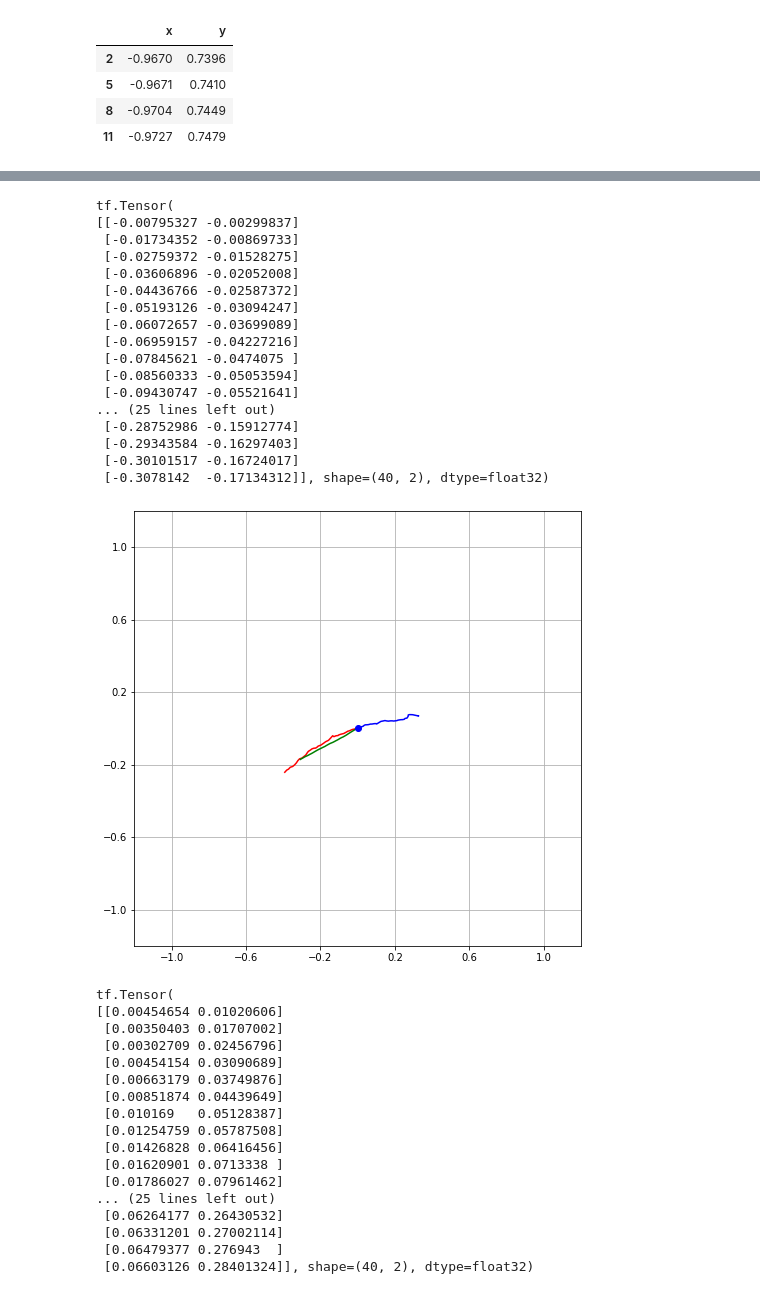
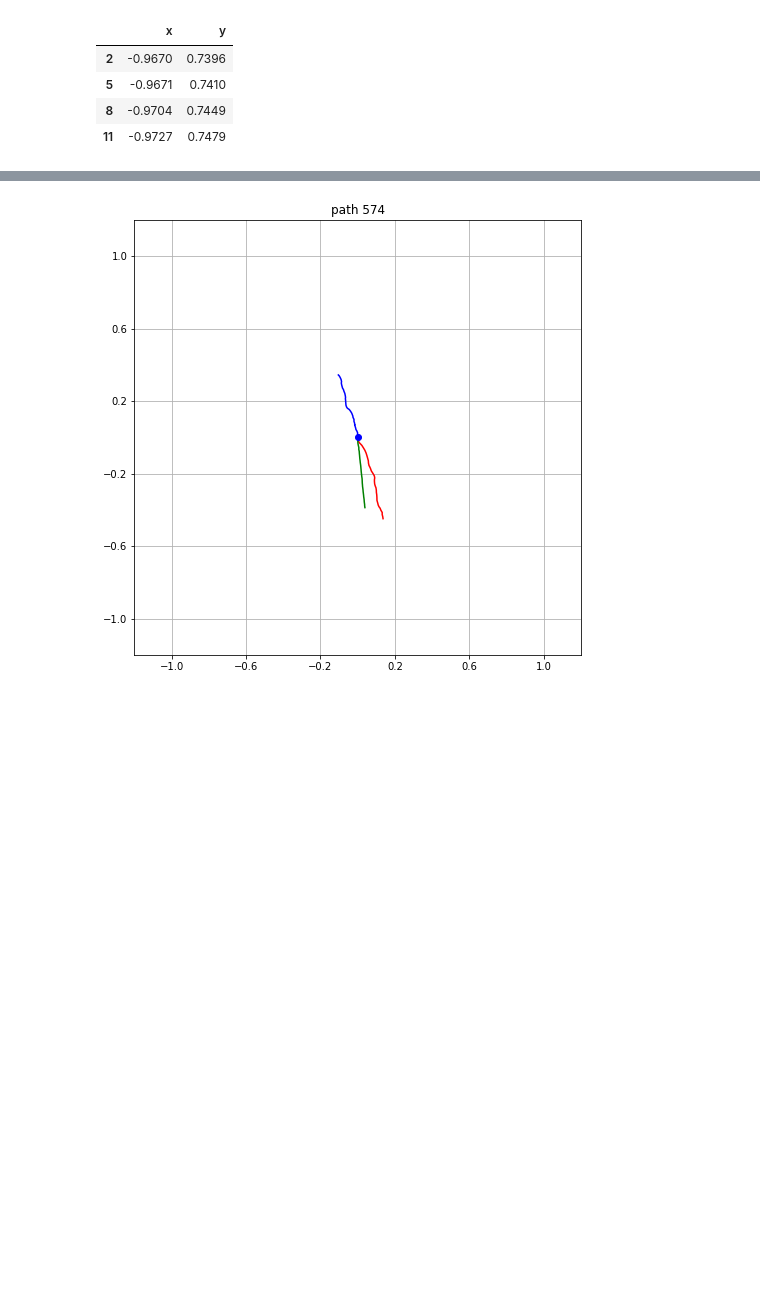
Before and after one commit to lintglitch/trajectory-prediction, a Jupyter notebook: format_training.ipynb, the cells around one changed output, grey strips where cells are left out. Saved outputs shown, nothing was run; the diff lists cells and outputs as text; code cells hidden in the pictures; blank space fills up the shorter version.

Commit message:
Test data check and fix

```diff
--- a/format_training.ipynb
+++ b/format_training.ipynb
@@ -446,18 +446,20 @@ def divide_and_format(persons, train_ratio=0.7, eval_ratio=0.2):
     assert(test_data is None or test_num == len(test_data))
 
     train_data = _format_x_y(train_data)
-    print(train_data[0].shape, train_data[0].dtype, train_data[1].shape, train_data[1].dtype, train_data[2].shape, train_data[2].dtype)
+    print("train", train_data[0].shape, train_data[0].dtype, train_data[1].shape, train_data[1].dtype, train_data[2].shape, train_data[2].dtype)
     eval_data = _format_x_y(eval_data)
-    print(eval_data[0].shape, eval_data[0].dtype, eval_data[1].shape, eval_data[1].dtype, eval_data[2].shape, eval_data[2].dtype)
-    test_data = None
+    print("eval", eval_data[0].shape, eval_data[0].dtype, eval_data[1].shape, eval_data[1].dtype, eval_data[2].shape, eval_data[2].dtype)
+
+    # load test data if available
     if test_data is not None:
         test_data = _format_x_y(test_data)
+        print("test", test_data[0].shape, test_data[0].dtype, test_data[1].shape, test_data[1].dtype, test_data[2].shape, test_data[2].dtype)
 
     return train_data, eval_data, test_data
 
 
 persons = generate_sequences(df)
-train_data, eval_data, test_data = divide_and_format(persons, train_ratio=0.8, eval_ratio=0.2)
+train_data, eval_data, test_data = divide_and_format(persons, train_ratio=0.7, eval_ratio=0.2)
 # %% [output]
 15 unique ids: [9315400 9330400 9330600 9331400 9331600 9332600 9333700 9333701 9334200
  9335400 9335700 9335900 9342700 9344100 9344700]
@@ -501,7 +503,7 @@ def compile_and_fit(model, train_data, eval_data, patience=2):
 CONV_WIDTH = 3
 OUT_STEPS = 40
 num_features = 2
-multi_conv_model = tf.keras.Sequential([
+model = tf.keras.Sequential([
     # Shape [batch, time, features] => [batch, CONV_WIDTH, features]
     tf.keras.layers.Lambda(lambda x: x[:, -CONV_WIDTH:, :]),
     # Shape => [batch, 1, conv_units]
@@ -513,6 +515,17 @@ multi_conv_model = tf.keras.Sequential([
     tf.keras.layers.Reshape([OUT_STEPS, num_features])
 ])
 
-history = compile_and_fit(multi_conv_model, train_data, eval_data)
+# model = tf.keras.Sequential([
+#     # Shape [batch, time, features] => [batch, lstm_units]
+#     # Adding more `lstm_units` just overfits more quickly.
+#     tf.keras.layers.LSTM(32, return_sequences=False),
+#     # Shape => [batch, out_steps*features]
+#     tf.keras.layers.Dense(OUT_STEPS*num_features,
+#                             kernel_initializer=tf.initializers.zeros()),
+#     # Shape => [batch, out_steps, features]
+#     tf.keras.layers.Reshape([OUT_STEPS, num_features])
+# ])
+
+history = compile_and_fit(model, train_data, eval_data)
 # %% [output]
 Epoch 1/20
@@ -567,67 +577,34 @@ def draw_path(x, ground_truth, prediction_model=None, n=1, rnd=False):
 
         fig, ax = plt.subplots()
         fig.set_size_inches(8.0, 8.0)
         ax.set_xticks([-1.0, -0.6, -0.2, 0.2, 0.6, 1.0])
         ax.set_yticks([-1.0, -0.6, -0.2, 0.2, 0.6, 1.0])
         ax.xaxis.grid(True)
         ax.yaxis.grid(True)
 
         # draw past path
         ax.plot(x_batch_xvals, x_batch_yvals, 'b')
         # draw future path
         ax.plot(gt_batch_xvals, gt_batch_yvals, 'r')
 
         # if we have the prediction model then generate a prediction and draw it
         if prediction_model:
             prediction_input = x_batch.reshape(1, x_batch.shape[0], x_batch.shape[1])
             prediction = prediction_model(prediction_input)[0]
             px = prediction[:,0]
             py = prediction[:,1]
             ax.plot(px, py, 'g')
-            print(prediction)
+            # print(prediction)
 
         # draw current position point
         ax.plot(current_x, current_y, 'bo')
 
+        plt.title("path {}".format(batch_index))
         plt.xlim([-1.2, 1.2])
         plt.ylim([-1.2, 1.2])
         plt.show()
 
 # prediction = multi_conv_model(eval)
-draw_path(eval_data[0], eval_data[2], n=3, prediction_model=multi_conv_model)
+draw_path(eval_data[0], eval_data[2], n=3, prediction_model=model, rnd=True)
 # %% [output]
-tf.Tensor(
-[[-0.00795327 -0.00299837]
- [-0.01734352 -0.00869733]
- [-0.02759372 -0.01528275]
- [-0.03606896 -0.02052008]
- [-0.04436766 -0.02587372]
- [-0.05193126 -0.03094247]
- [-0.06072657 -0.03699089]
- [-0.06959157 -0.04227216]
- [-0.07845621 -0.0474075 ]
- [-0.08560333 -0.05053594]
- [-0.09430747 -0.05521641]
-... (25 lines left out)
- [-0.28752986 -0.15912774]
- [-0.29343584 -0.16297403]
- [-0.30101517 -0.16724017]
- [-0.3078142  -0.17134312]], shape=(40, 2), dtype=float32)
-[figure, old version]
+[figure, new version]
-tf.Tensor(
-[[0.00454654 0.01020606]
- [0.00350403 0.01707002]
- [0.00302709 0.02456796]
- [0.00454154 0.03090689]
- [0.00663179 0.03749876]
- [0.00851874 0.04439649]
- [0.010169   0.05128387]
- [0.01254759 0.05787508]
- [0.01426828 0.06416456]
- [0.01620901 0.0713338 ]
- [0.01786027 0.07961462]
-... (25 lines left out)
- [0.06264177 0.26430532]
- [0.06331201 0.27002114]
- [0.06479377 0.276943  ]
- [0.06603126 0.28401324]], shape=(40, 2), dtype=float32)
```
Also changed, not shown: parts of 4 cells of this notebook.
